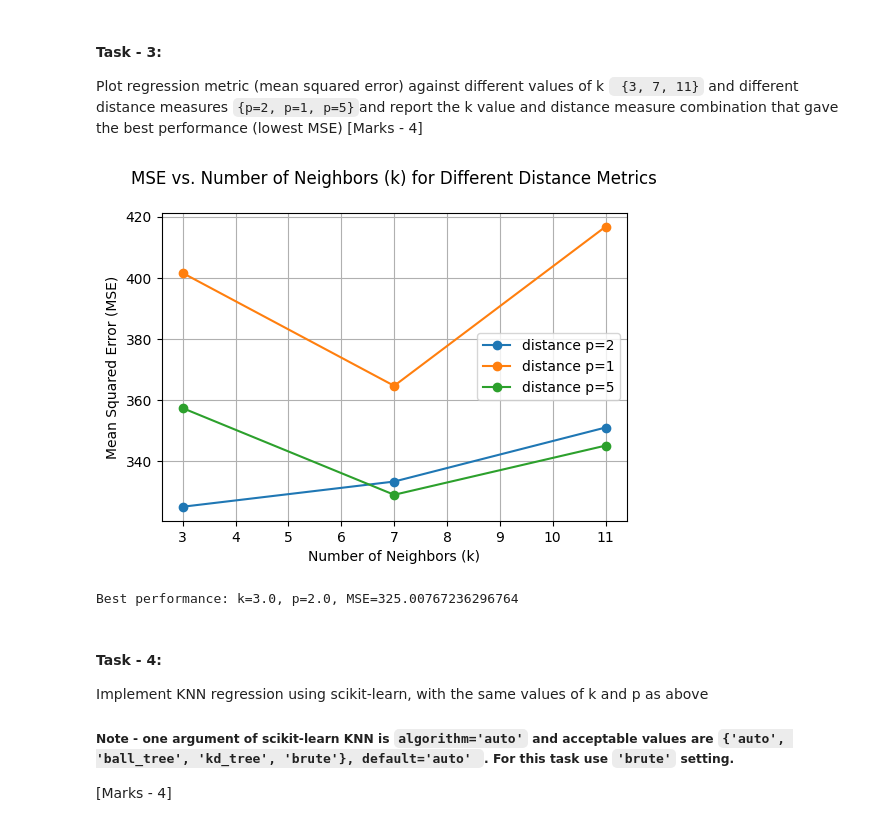
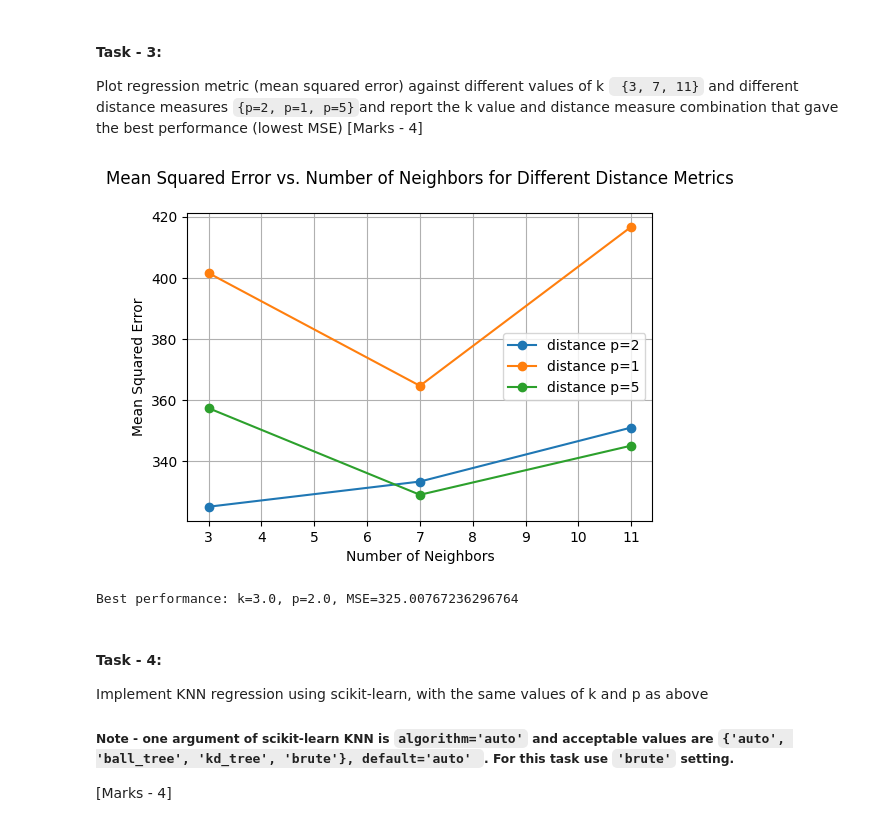
Before and after one commit to NehaKumari500092077/Machine-Learning-Lab, a Jupyter notebook: Session_2_Assignments.ipynb, the cells around one changed output. Drawn from its saved outputs; the diff is of its cells as text; code cells hidden in the pictures.

````diff
--- a/Session_2_Assignments.ipynb
+++ b/Session_2_Assignments.ipynb
@@ -86,7 +86,7 @@ class AverageKNNRegressor:
     self.X_train = X_train
     self.Y_train = Y_train
 
-  def pridict_result(self, X_test):
+  def predict_result(self, X_test):
     predicted_value = []
     for x in X_test:
       distance_array = find_distance(x, self.p)
@@ -145,43 +145,44 @@ class WeightedAverageKNNRegressor:
 Plot regression metric (mean squared error) against different values of k ``` {3, 7, 11}``` and different distance measures ```{p=2, p=1, p=5}```and report the k value and distance measure combination that gave the best performance (lowest MSE) [Marks - 4]
 # %%
 import matplotlib.pyplot as plt
+from sklearn.metrics import mean_squared_error
 
-K = [3, 7, 11]
-P = [2, 1, 5]
-result_data = []
+K_data = [3, 7, 11]
+P_data = [2, 1, 5]
+scratch_result = []
 
-for k in K:
-  for p in P:
+for k in K_data:
+  for p in P_data:
 
     #initialize the model
     obj = AverageKNNRegressor(k, p)
     obj.fit_training_data(X_train, Y_train)
 
     #make the prediction and find mean-square-error
-    predictedData = obj.pridict_result(X_test)
+    predictedData = obj.predict_result(X_test)
     mse = mean_squared_error(Y_test, predictedData)
-    result_data.append((k, p, mse))
+    scratch_result.append((k, p, mse))
 
-result_data_df = pd.DataFrame(result_data, columns=['k', 'p', 'mse'])
+scratch_result_df = pd.DataFrame(scratch_result, columns=['k', 'p', 'mse'])
 
 #plot mean-square-error against k values for each distance measures
 plt.figure(figsize=(6, 4))
-for p in P:
-  plotData = result_data_df[result_data_df['p'] == p]
+for p in P_data:
+  plotData = scratch_result_df[scratch_result_df['p'] == p]
   plt.plot(plotData['k'], plotData['mse'], marker='o', label=f'distance p={p}')
 
-plt.xlabel('Number of Neighbors (k)')
-plt.ylabel('Mean Squared Error (MSE)')
-plt.title('MSE vs. Number of Neighbors (k) for Different Distance Metrics\n')
+plt.xlabel('Number of Neighbors')
+plt.ylabel('Mean Squared Error')
+plt.title('Mean Squared Error vs. Number of Neighbors for Different Distance Metrics\n')
 plt.legend()
 plt.grid(True)
 plt.show()
 
-min_mse_index = np.argmin(result_data_df['mse'].values)
-best_result = result_data_df.iloc[min_mse_index]
-print(f"\nBest performance: k={best_result['k']}, p={best_result['p']}, MSE={best_result['mse']}")
+min_mse_index = np.argmin(scratch_result_df['mse'].values)
+best_scratch_result = scratch_result_df.iloc[min_mse_index]
+print(f"\nBest performance: k={best_scratch_result['k']}, p={best_scratch_result['p']}, MSE={best_scratch_result['mse']}")
 # %% [output]
-[figure, old version]
+[figure, new version]
 Best performance: k=3.0, p=2.0, MSE=325.00767236296764
 # %% [markdown]
 #### Task - 4:
````
Also changed, not shown: parts of 5 cells of this notebook.
